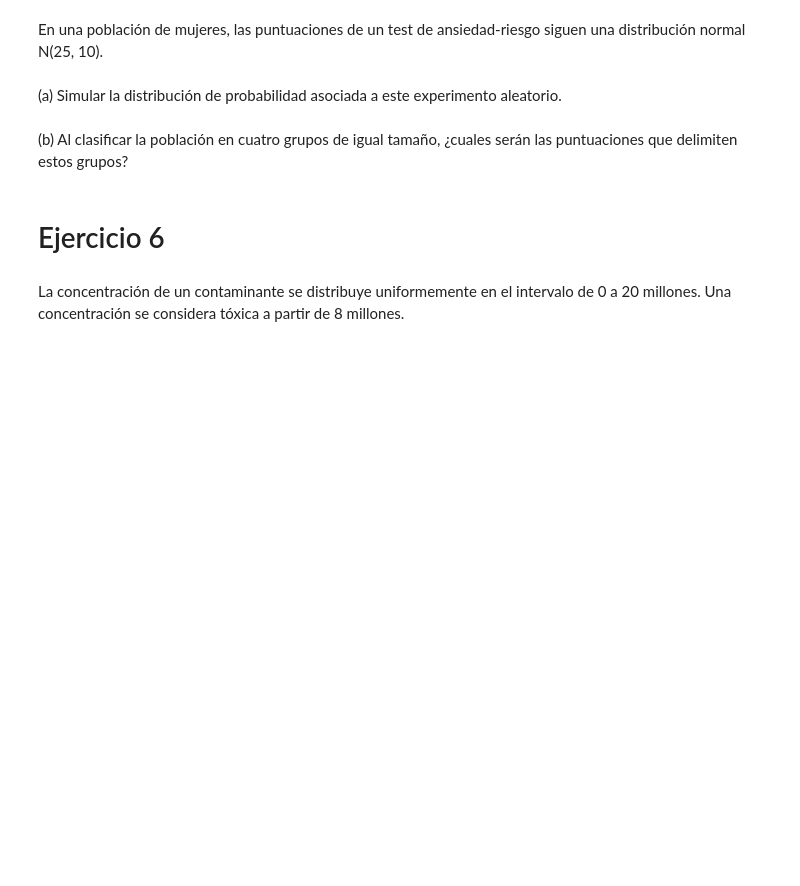
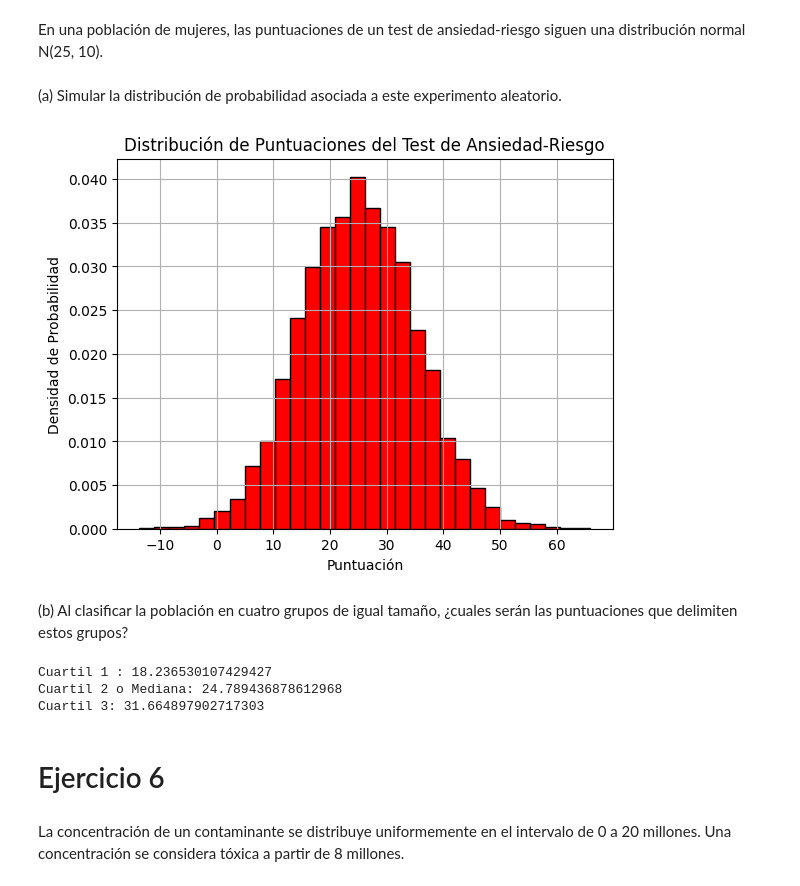
Before and after one commit to Ricardomanuel1/Maestr-a_Ciencia_de_Datos, a Jupyter notebook: ACTIVIDAD_1_Distribuciones_de_probabilidad.ipynb, the cells around one changed output. Saved outputs shown, nothing was run; the diff lists cells and outputs as text; code cells hidden in the pictures; blank space fills up the shorter version.

```diff
--- a/ACTIVIDAD_1_Distribuciones_de_probabilidad.ipynb
+++ b/ACTIVIDAD_1_Distribuciones_de_probabilidad.ipynb
@@ -217,5 +211,21 @@ En una población de mujeres, las puntuaciones de un test de ansiedad-riesgo sig
 N(25, 10).
 # %% [markdown]
 (a) Simular la distribución de probabilidad asociada a este experimento aleatorio.
+# %%
+mu=25
+desv=10
+num_muestra=10000
+
+muestras = np.random.normal(loc=mu, scale=desv, size=num_muestra)
+
+# Graficar la distribución de probabilidad
+plt.hist(muestras, bins=30, density=True, color='red', edgecolor='black')
+plt.title('Distribución de Puntuaciones del Test de Ansiedad-Riesgo')
+plt.xlabel('Puntuación')
+plt.ylabel('Densidad de Probabilidad')
+plt.grid(True)
+plt.show()
+# %% [output]
+[figure, added]
 # %% [markdown]
 (b)  Al clasificar la población en cuatro grupos de igual tamaño, ¿cuales serán las puntuaciones que delimiten estos grupos?
@@ -222,3 +239,11 @@ N(25, 10).
+# %%
+print("Cuartil 1 :", Q1)
+print("Cuartil 2 o Mediana:", Q2)
+print("Cuartil 3:", Q3)
+# %% [output]
+Cuartil 1 : 18.236530107429427
+Cuartil 2 o Mediana: 24.789436878612968
+Cuartil 3: 31.664897902717303
 # %% [markdown]
 # Ejercicio 6
 # %% [markdown]
```
Also changed, not shown: parts of 15 cells of this notebook.
